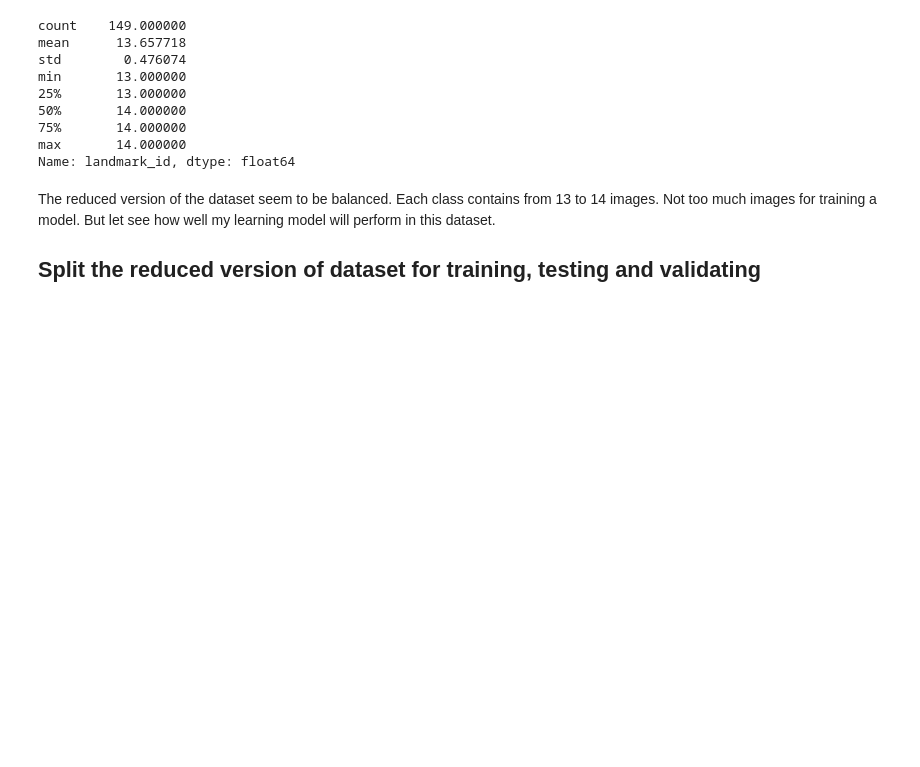
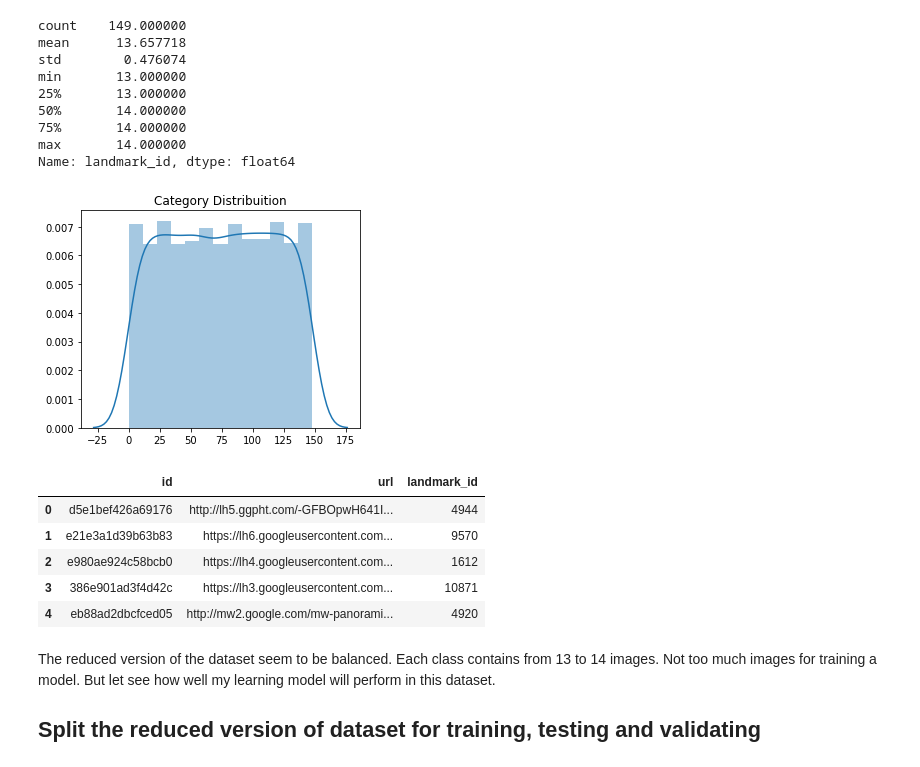
Before and after one commit to hoangchunghien/ml-capstone, a Jupyter notebook: src/analysis.ipynb, the cells around one changed output. Saved outputs shown, nothing was run; the diff lists cells and outputs as text; code cells hidden in the pictures; blank space fills up the shorter version.

Commit message:
add visual for reduced version dataset

```diff
--- a/src/analysis.ipynb
+++ b/src/analysis.ipynb
@@ -88,6 +88,24 @@ min       13.000000
 75%       14.000000
 max       14.000000
 Name: landmark_id, dtype: float64
+# %%
+#ds.groupby(['landmark_id']).count().reset_index().diff().hist()
+data.landmark_id = pd.Categorical(data.landmark_id)
+
+plt.figure(figsize = (5, 4))
+plt.title('Category Distribuition')
+sns.distplot(data.landmark_id.cat.codes)
+
+plt.show()
+data.head(5)
+# %% [output]
+[figure, added]
+|  | id | url | landmark_id |
+| 0 | d5e1bef426a69176 | http://lh5.ggpht.com/-GFBOpwH641I... | 4944 |
+| 1 | e21e3a1d39b63b83 | https://lh6.googleusercontent.com... | 9570 |
+| 2 | e980ae924c58bcb0 | https://lh4.googleusercontent.com... | 1612 |
+| 3 | 386e901ad3f4d42c | https://lh3.googleusercontent.com... | 10871 |
+| 4 | eb88ad2dbcfced05 | http://mw2.google.com/mw-panorami... | 4920 |
 # %% [markdown]
 The reduced version of the dataset seem to be balanced. Each class contains from 13 to 14 images. Not too much images for training a model. But let see how well my learning model will perform in this dataset.
 
```
Also changed, not shown: parts of 1 cell of this notebook.
